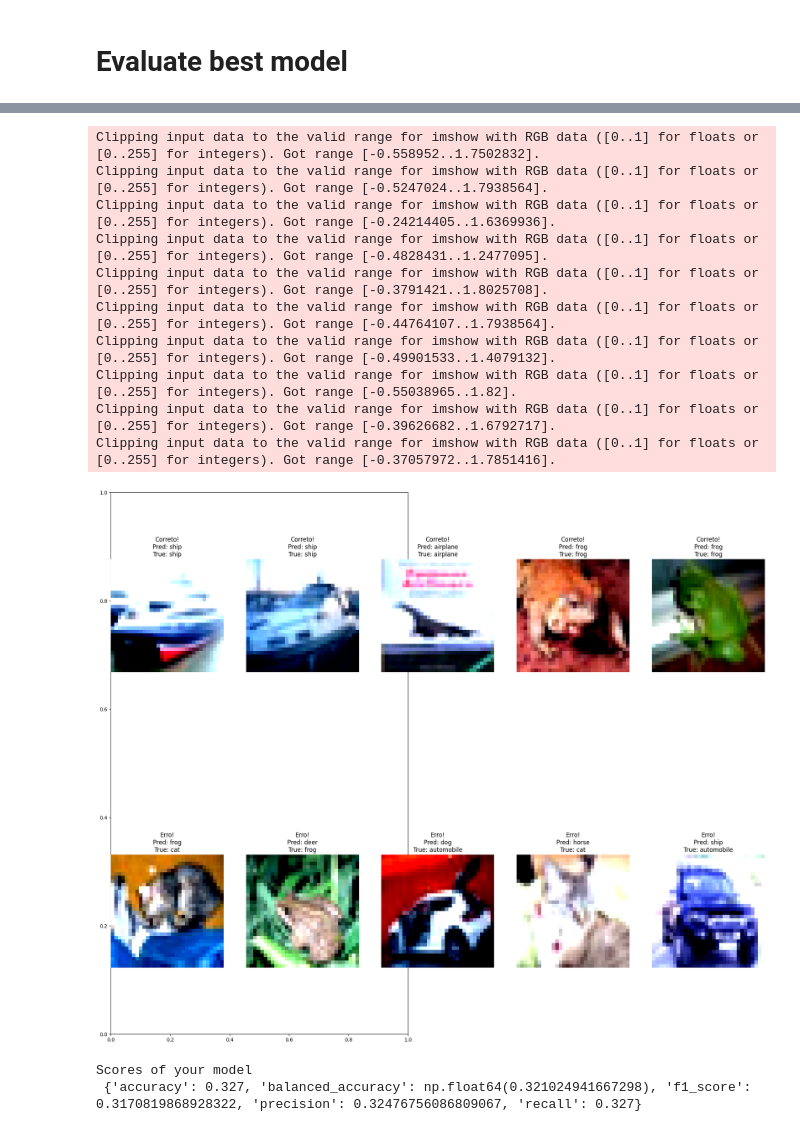
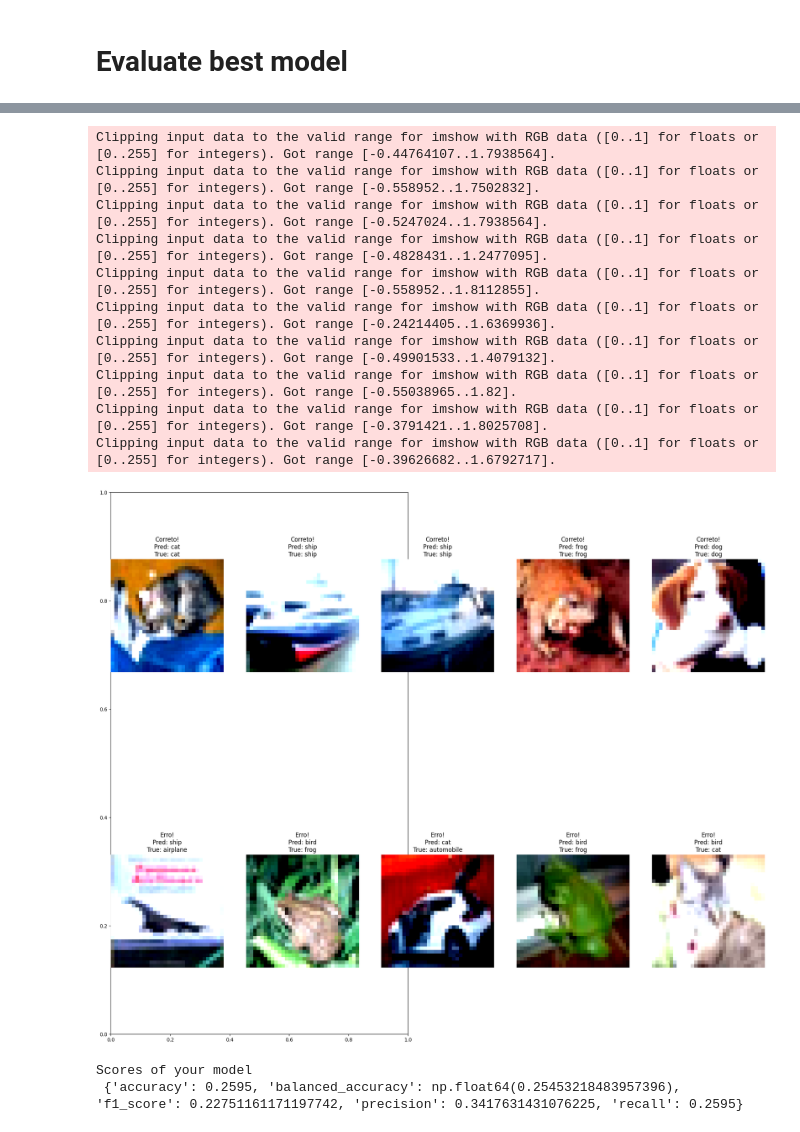
Before and after one commit to Edu-p/nn-exps, a Jupyter notebook: notebooks/MP1_2/main.ipynb, the cells around one changed output, grey strips where cells are left out. Cells and saved outputs as stored; diff of their text form; code cells hidden in the pictures.

```diff
--- a/notebooks/MP1_2/main.ipynb
+++ b/notebooks/MP1_2/main.ipynb
@@ -284,7 +381,7 @@ train_dataset, validation_dataset = torch.utils.data.random_split(train_dataset,
 validation_dataset.dataset.transform = transform_test
 # %%
 # just to run fast
-subset_sample      = 1000
+subset_sample      = 2000
 
 train_dataset      = torch.utils.data.Subset(train_dataset, range(subset_sample))
 validation_dataset = torch.utils.data.Subset(validation_dataset, range(subset_sample))
@@ -354,18 +456,21 @@ test_loader = torch.utils.data.DataLoader(
     shuffle=False
 )
 # %%
-mlp = MLP(
-    input_size=32*32*3,
-    hidden_layers=hidden_layers,
+best_params = study.best_params
+
+cnn = CNN(
+    num_conv_layers=best_params['num_conv_layers'],
+    conv_channels=[best_params[f'conv_channels_l{i}'] for i in range(best_params['num_conv_layers'])],
+    kernel_sizes=[best_params[f'kernel_size_l{i}'] for i in range(best_params['num_conv_layers'])],
+    num_fc_layers=best_params['num_fc_layers'],
+    fc_hidden_sizes=[best_params[f'fc_units_l{i}'] for i in range(best_params['num_fc_layers'])],
     num_classes=10,
-    activation_function=best_activation,
-    dropout_rate=dropout_rate,
-    use_batch_norm=use_batch_norm
-)
-# mlp.cpu()
-mlp.cuda()
+    activation_function=activation_functions[best_params['activation']],
+    dropout_rate=best_params['dropout_rate'],
+    use_batch_norm=best_params['use_batch_norm']
+).cuda()
 
-optimizer = torch.optim.Adam(mlp.parameters(),
+optimizer = torch.optim.Adam(cnn.parameters(),
                              lr=study.best_params['learning_rate'],
                              weight_decay=study.best_params['weight_decay'])
 
@@ -384,15 +489,15 @@ arr_acc_val   = []
 # main loop
 num_epochs       = 10000
 for epoch in tqdm(range(num_epochs)):
-    mlp.train()
+    cnn.train()
     epoch_loss = 0.0
     for i, (images, labels) in enumerate(train_loader):
-        images = images.view(-1, 32*32*3).cuda()
+        images = images.cuda()
         labels = labels.cuda()
         optimizer.zero_grad()
 
         # forward pass
-        outputs = mlp.forward(images)
+        outputs = cnn.forward(images)
         loss = loss_function(outputs, labels)
         loss.backward()
         optimizer.step()
@@ -402,14 +507,14 @@ for epoch in tqdm(range(num_epochs)):
         if (i+1) % 1000 == 0:
             tqdm.write(f' Epoch {epoch + 1}/{num_epochs}, Step {i+1}/{len(train_dataset) // study.best_params['batch_size']}, Loss: {loss}')
 
-    mlp.eval()
+    cnn.eval()
     train_loss = epoch_loss/len(train_loader)
-    val_loss   = evaluate_model(mlp, val_loader, loss_function)
-    test_loss  = evaluate_model(mlp, test_loader, loss_function)
+    val_loss   = evaluate_model(cnn, val_loader, loss_function)
+    test_loss  = evaluate_model(cnn, test_loader, loss_function)
 
-    train_acc = evaluate_accuracy(mlp, train_loader)
-    val_acc   = evaluate_accuracy(mlp, val_loader)
-    test_acc  = evaluate_accuracy(mlp, test_loader)
+    train_acc = evaluate_accuracy(cnn, train_loader)
+    val_acc   = evaluate_accuracy(cnn, val_loader)
+    test_acc  = evaluate_accuracy(cnn, test_loader)
 
     arr_losses_train.append(train_loss)
     arr_losses_val.append(val_loss)
@@ -506,27 +623,27 @@ show_accuracy_through_epochs(arr_acc_train, arr_acc_test, arr_acc_val)
 # %%
-show_predictions(mlp, test_loader, num_samples=5)
+show_predictions(cnn, test_loader, num_samples=5)
 # %% [output]
+Clipping input data to the valid range for imshow with RGB data ([0..1] for floats or [0..255] for integers). Got range [-0.44764107..1.7938564].
 Clipping input data to the valid range for imshow with RGB data ([0..1] for floats or [0..255] for integers). Got range [-0.558952..1.7502832].
 Clipping input data to the valid range for imshow with RGB data ([0..1] for floats or [0..255] for integers). Got range [-0.5247024..1.7938564].
+Clipping input data to the valid range for imshow with RGB data ([0..1] for floats or [0..255] for integers). Got range [-0.4828431..1.2477095].
+Clipping input data to the valid range for imshow with RGB data ([0..1] for floats or [0..255] for integers). Got range [-0.558952..1.8112855].
 Clipping input data to the valid range for imshow with RGB data ([0..1] for floats or [0..255] for integers). Got range [-0.24214405..1.6369936].
-Clipping input data to the valid range for imshow with RGB data ([0..1] for floats or [0..255] for integers). Got range [-0.4828431..1.2477095].
-Clipping input data to the valid range for imshow with RGB data ([0..1] for floats or [0..255] for integers). Got range [-0.3791421..1.8025708].
-Clipping input data to the valid range for imshow with RGB data ([0..1] for floats or [0..255] for integers). Got range [-0.44764107..1.7938564].
 Clipping input data to the valid range for imshow with RGB data ([0..1] for floats or [0..255] for integers). Got range [-0.49901533..1.4079132].
 Clipping input data to the valid range for imshow with RGB data ([0..1] for floats or [0..255] for integers). Got range [-0.55038965..1.82].
+Clipping input data to the valid range for imshow with RGB data ([0..1] for floats or [0..255] for integers). Got range [-0.3791421..1.8025708].
 Clipping input data to the valid range for imshow with RGB data ([0..1] for floats or [0..255] for integers). Got range [-0.39626682..1.6792717].
-Clipping input data to the valid range for imshow with RGB data ([0..1] for floats or [0..255] for integers). Got range [-0.37057972..1.7851416].
-[figure, old version]
+[figure, new version]
 # %%
-mlp.eval()
+cnn.eval()
 predictions = []
 labels = []
 
 for images, label in test_loader:
-  images = images.view(-1,32*32*3).cuda()
+  images = images.cuda()
   label = label.cuda()
 
-  output = mlp(images)
+  output = cnn(images)
   _, predicted = torch.max(output,1)
 
   predictions.extend(predicted.cpu().numpy())
@@ -536,7 +653,7 @@ scores = get_scores(labels, predictions)
 print(f"Scores of your model\n {scores}\n\n")
 # %% [output]
 Scores of your model
- {'accuracy': 0.327, 'balanced_accuracy': np.float64(0.321024941667298), 'f1_score': 0.3170819868928322, 'precision': 0.32476756086809067, 'recall': 0.327}
+ {'accuracy': 0.2595, 'balanced_accuracy': np.float64(0.25453218483957396), 'f1_score': 0.22751161171197742, 'precision': 0.3417631431076225, 'recall': 0.2595}
 # %%
 classes = ['airplane', 'automobile', 'bird', 'cat', 'deer',
            'dog', 'frog', 'horse', 'ship', 'truck'] # .venvNN/lib/python3.12/site-packages/torchvision/prototype/datasets/_builtin/cifar10.categories
```
Also changed, not shown: parts of 11 cells of this notebook.
